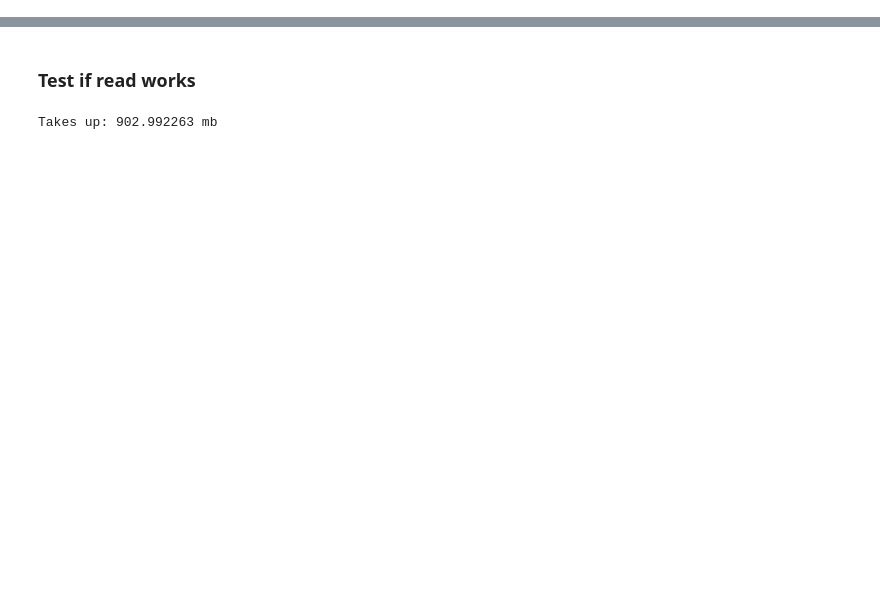
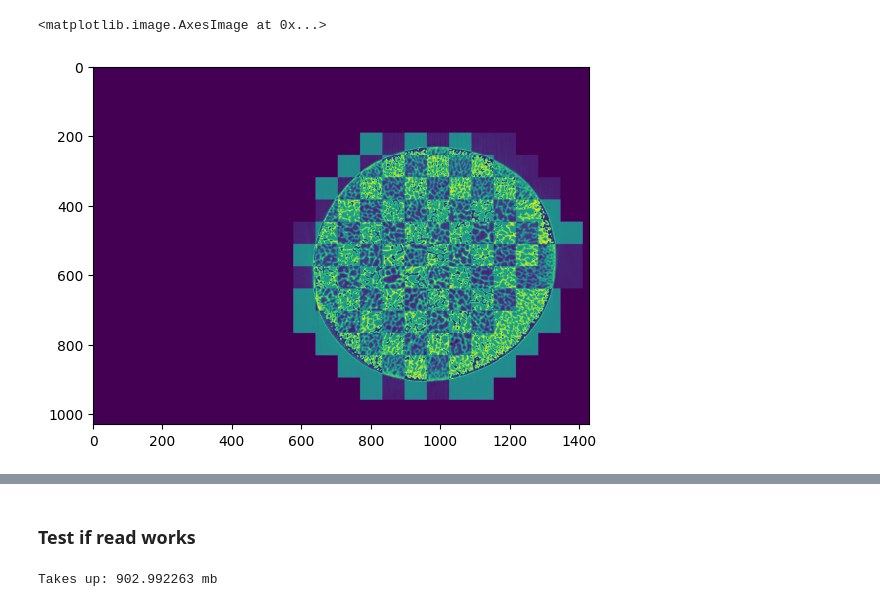
Before and after one commit to SebastianBitsch/SRGAN-ST, a Jupyter notebook: data-exploration/data_wrangling.ipynb, the cells around one changed output, grey strips where cells are left out. Drawn from its saved outputs; the diff is of its cells as text; code cells hidden in the pictures; blank space fills up the shorter version.

```diff
--- a/data-exploration/data_wrangling.ipynb
+++ b/data-exploration/data_wrangling.ipynb
@@ -13,13 +18,14 @@ import cv2
 # %%
-
-
 out_size = 128
 step_size = 64
 
-in_filename = "airplane/airplane.bmp"
+in_filename = "airplane/femur.png"
 image = cv2.imread(in_filename, cv2.IMREAD_UNCHANGED)
+mask = np.zeros_like(image)
 
 image_height, image_width = image.shape[0:2]
+
+T = threshold_otsu(image)
 
 index = 1
 if out_size <= image_height and out_size <= image_width:
@@ -30,9 +36,17 @@ if out_size <= image_height and out_size <= image_width:
             crop_image = np.ascontiguousarray(crop_image)
 
             # Check if image should be saved
-
+            if (0.25 <= np.sum(T <= crop_image) / crop_image.size):
+                mask[pos_y: pos_y + out_size, pos_x:pos_x + out_size, ...] = (index % 2 == 0)*100 + crop_image
+                # plt.imshow(crop_image)
+                # plt.show()
             # Save image
             # cv2.imwrite(f"{args.output_dir}/{image_file_name.split('.')[-2]}_{index:04d}.{image_file_name.split('.')[-1]}", crop_image)
-            cv2.imwrite(f"{in_filename.split('.')[-2]}_{index:04d}.bmp", crop_image)
+            # cv2.imwrite(f"{in_filename.split('.')[-2]}_{index:04d}.bmp", crop_image)
 
             index += 1
+# %%
+plt.imshow(mask)
+# %% [output]
+<matplotlib.image.AxesImage at 0x...>
+[figure, added]
```
Also changed, not shown: parts of 2 cells of this notebook, 4 other files.
